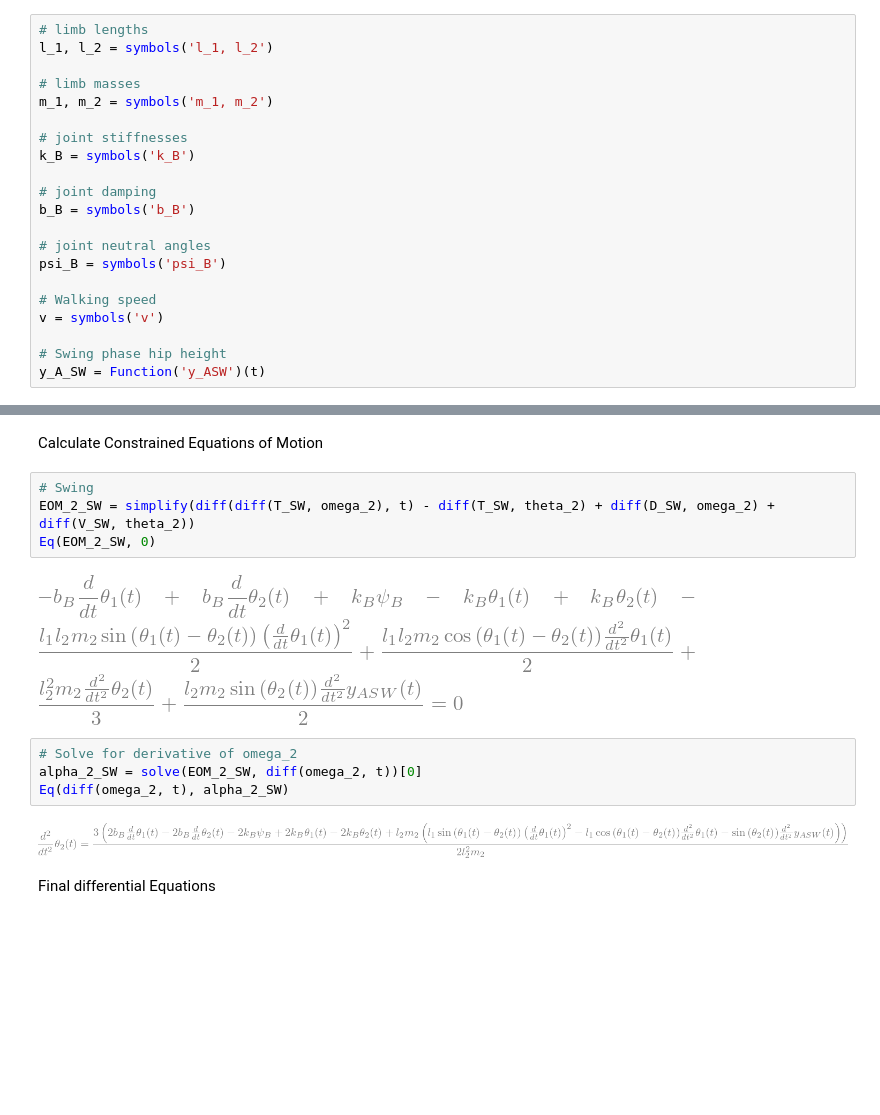
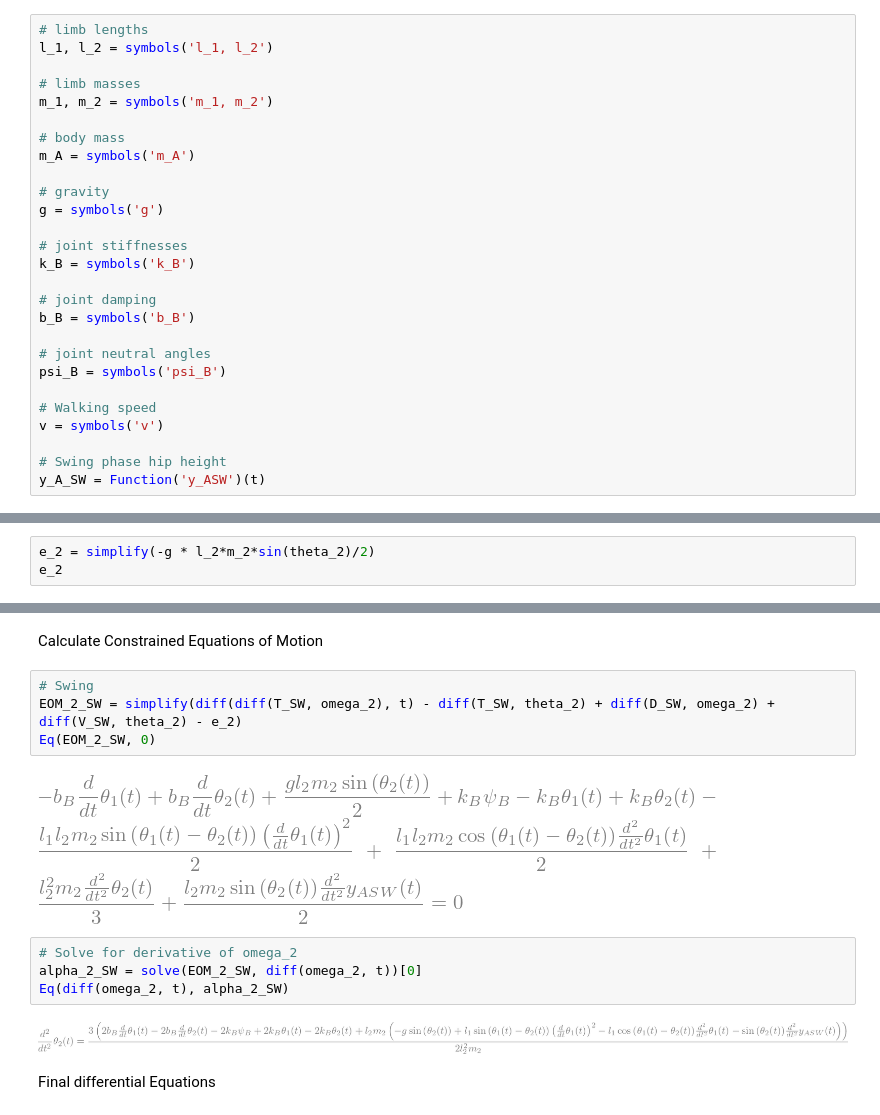
Before and after one commit to yobelabraham/ME469-Group1, a Jupyter notebook: Symbolic Computing/no_foot.ipynb, the cells around one changed output, grey strips where cells are left out. Cells and saved outputs as stored; diff of their text form; blank space fills up the shorter version.

```diff
--- a/Symbolic Computing/no_foot.ipynb
+++ b/Symbolic Computing/no_foot.ipynb
@@ -13,6 +13,12 @@ l_1, l_2 = symbols('l_1, l_2')
 
 # limb masses
 m_1, m_2 = symbols('m_1, m_2')
+
+# body mass
+m_A = symbols('m_A')
+
+# gravity
+g = symbols('g')
 
 # joint stiffnesses
 k_B = symbols('k_B')
@@ -130,0 +170,3 @@ V_SW = V.subs(y, y_A_SW)
+# %%
+e_2 = simplify(-g * l_2*m_2*sin(theta_2)/2)
+e_2
@@ -140,16 +184,16 @@ Eq(EOM_2, 0)
 Calculate Constrained Equations of Motion
 # %%
 # Swing
-EOM_2_SW = simplify(diff(diff(T_SW, omega_2), t) - diff(T_SW, theta_2) + diff(D_SW, omega_2) + diff(V_SW, theta_2))
+EOM_2_SW = simplify(diff(diff(T_SW, omega_2), t) - diff(T_SW, theta_2) + diff(D_SW, omega_2) + diff(V_SW, theta_2) - e_2)
 Eq(EOM_2_SW, 0)
 # %% [output]
-[figure, old version]
+[figure, new version]
 # %%
 # Solve for derivative of omega_2
 alpha_2_SW = solve(EOM_2_SW, diff(omega_2, t))[0]
 Eq(diff(omega_2, t), alpha_2_SW)
 # %% [output]
-[figure, old version]
+[figure, new version]
 # %% [markdown]
 Final differential Equations
 # %% [markdown]
```
Also changed, not shown: parts of 13 cells of this notebook, 1 other file.
